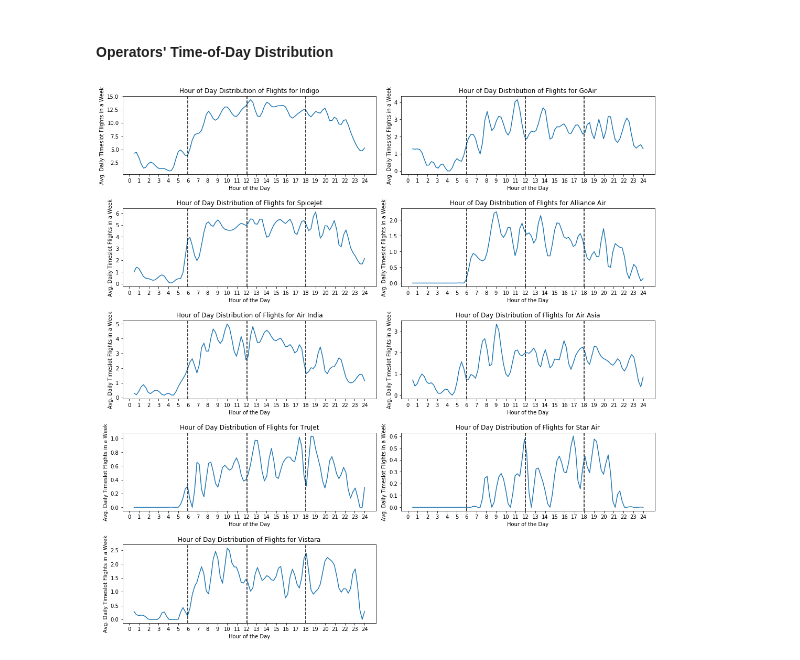
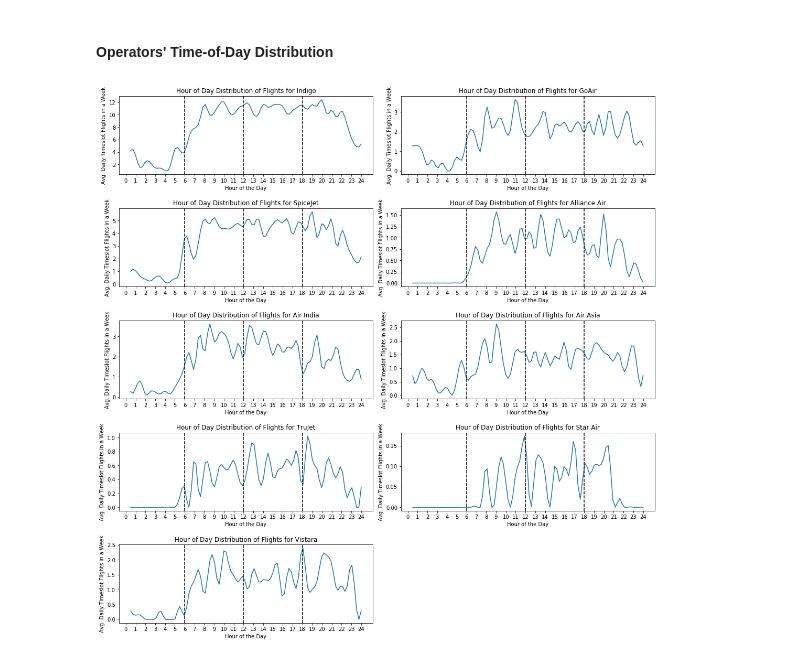
Before and after one commit to sanjeevgadre/Portfolio-Airport-Traffic, a Jupyter notebook: operator-movement-analysis.ipynb, the cells around one changed output. Drawn from its saved outputs; the diff is of its cells as text; code cells hidden in the pictures.

```diff
--- a/operator-movement-analysis.ipynb
+++ b/operator-movement-analysis.ipynb
@@ -307,34 +307,36 @@ for operator in operators:
     mvmnts_out = []
     for i in range(1, 49, 1):
         try:
-            foo = dat.query('operator == @operator').groupby(['to_time_slot'])['flight'].count()[i]
+            foo = dat.query('operator == @operator').groupby(['to_time_slot'])['weekly_flights'].sum()[i]
         except KeyError:
             foo = 0
         mvmnts_in.append(foo)
         try:
-            foo = dat.query('operator == @operator').groupby(['from_time_slot'])['flight'].count()[i]
+            foo = dat.query('operator == @operator').groupby(['from_time_slot'])['weekly_flights'].sum()[i]
         except KeyError:
             foo = 0
         mvmnts_out.append(foo)
 
     mvmnts = [sum(x) for x in zip(mvmnts_in, mvmnts_out)]
+    mvmnts = [x/7 for x in mvmnts]       # Averaging for the week
+
     '''Plot the Timeslot-wise Inward and Outward Flighs for the Operator'''
 
     plt.subplot(n_row, n_col, subplt)
     spline = make_interp_spline(x_orig, mvmnts, k = smoothing_param)
     y_axis = np.maximum(np.zeros(spline_pts), spline(x_augm))/7       # prevent y from taking a negative value
     plt.plot(x_augm, y_axis)
 
     plt.axvline(x = 12, color = 'black', linestyle = '--')         # 6 a.m.
     plt.axvline(x = 24, color = 'black', linestyle = '--')         # 12 noon
     plt.axvline(x = 36, color = 'black', linestyle = '--')         # 6 p.m.
     plt.xticks(np.arange(0, 49, 2), labels = np.arange(0, 25, 1))  # to get 24 hours on the x-axis
     plt.xlabel('Hour of the Day')
     plt.ylabel('Avg. Daily Timeslot Flights in a Week')
     plt.title('Hour of Day Distribution of Flights for %s' % codes_to_carrier[operator])
     subplt += 1
 
 plt.tight_layout()
 plt.show()
 # %% [output]
-[figure, old version]
+[figure, new version]
```
Also changed, not shown: parts of 1 cell of this notebook, 2 other files.
